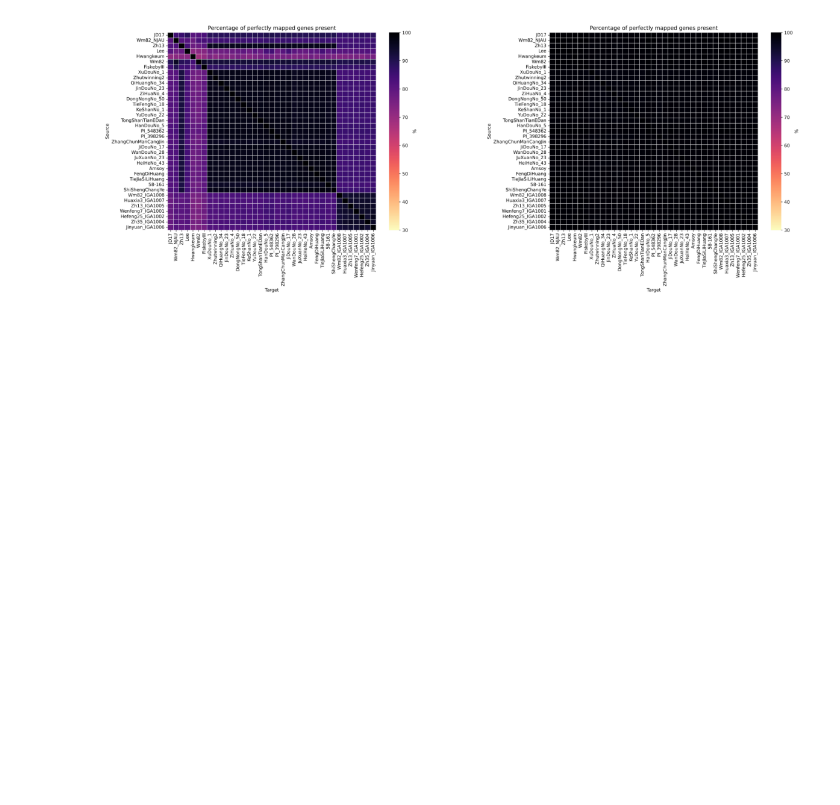
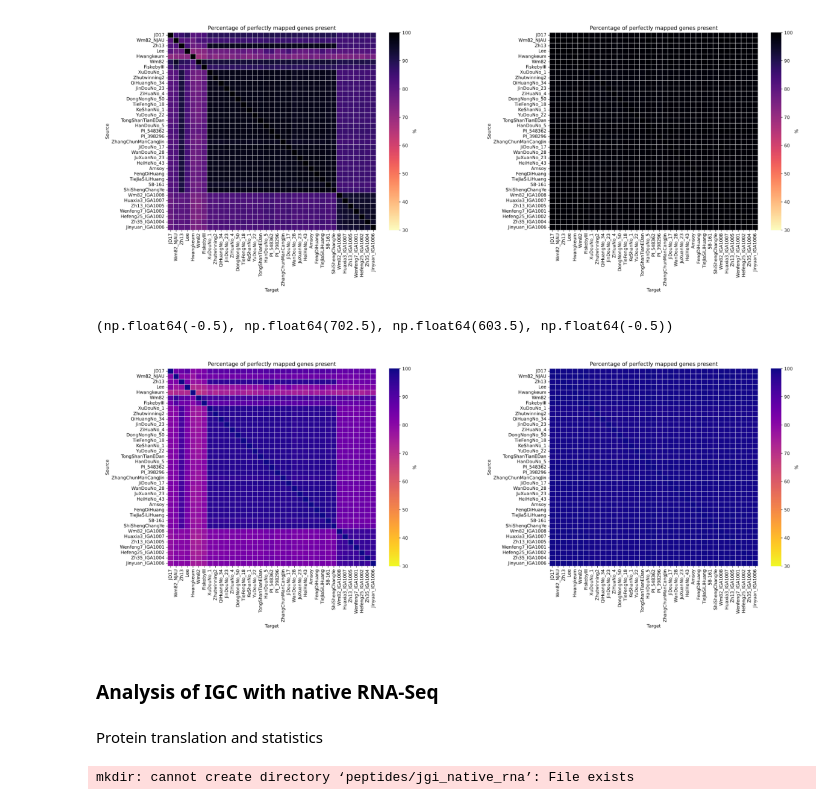
Before and after one commit to tomasbruna/pangene-pav-integration, a Jupyter notebook: Soybean/sobyean.ipynb, the cells around one changed output. Saved outputs shown, nothing was run; the diff lists cells and outputs as text; code cells hidden in the pictures; blank space fills up the shorter version.

```diff
--- a/Soybean/sobyean.ipynb
+++ b/Soybean/sobyean.ipynb
@@ -212,3 +221,26 @@ plt.subplot(122); plt.imshow(plt.imread(io.BytesIO(fitz.open("consistency/jgi/ge
 # %% [output]
 (np.float64(-0.5), np.float64(702.5), np.float64(603.5), np.float64(-0.5))
 [figure]
+# %%
+plt.figure(figsize=(15, 6))
+plt.subplot(121); plt.imshow(plt.imread(io.BytesIO(fitz.open("consistency/external/gene_presence_1.0_plasma_r.pdf")[0].get_pixmap().tobytes("png")))); plt.axis('off')
+plt.subplot(122); plt.imshow(plt.imread(io.BytesIO(fitz.open("consistency/jgi/gene_presence_1.0_plasma_r.pdf")[0].get_pixmap().tobytes("png")))); plt.axis('off')
+# %% [output]
+(np.float64(-0.5), np.float64(702.5), np.float64(603.5), np.float64(-0.5))
+[figure, added]
+# %% [markdown]
+### Analysis of IGC with native RNA-Seq
+# %% [markdown]
+Protein translation and statistics
+# %%
+%%bash
+mkdir peptides/jgi_native_rna
+gffread -y peptides/jgi_native_rna/YuDouNo_22.primaryTrs.fa . -g genomes/YuDouNo_22.genome.fasta annotation/jgi_native_rna/YuDouNo_22.primaryTrs.gff3
+
+mkdir -p stats/jgi_native_rna/YuDouNo_22
+cd stats/jgi_native_rna/YuDouNo_22
+ln -s ../../../peptides/jgi_native_rna/YuDouNo_22.primaryTrs.fa proteins.fa
+apptainer exec -B ${PWD}:${PWD} docker://ezlabgva/busco:v5.8.2_cv1 busco -m protein -l fabales_odb10 -i proteins.fa -o fabalesBusco
+psauron -i proteins.fa -o psauron.csv -c -p -v &> psauron.log
+# %% [output]
+mkdir: cannot create directory ‘peptides/jgi_native_rna’: File exists
```
Also changed, not shown: parts of 5 cells of this notebook, 2 other files.
